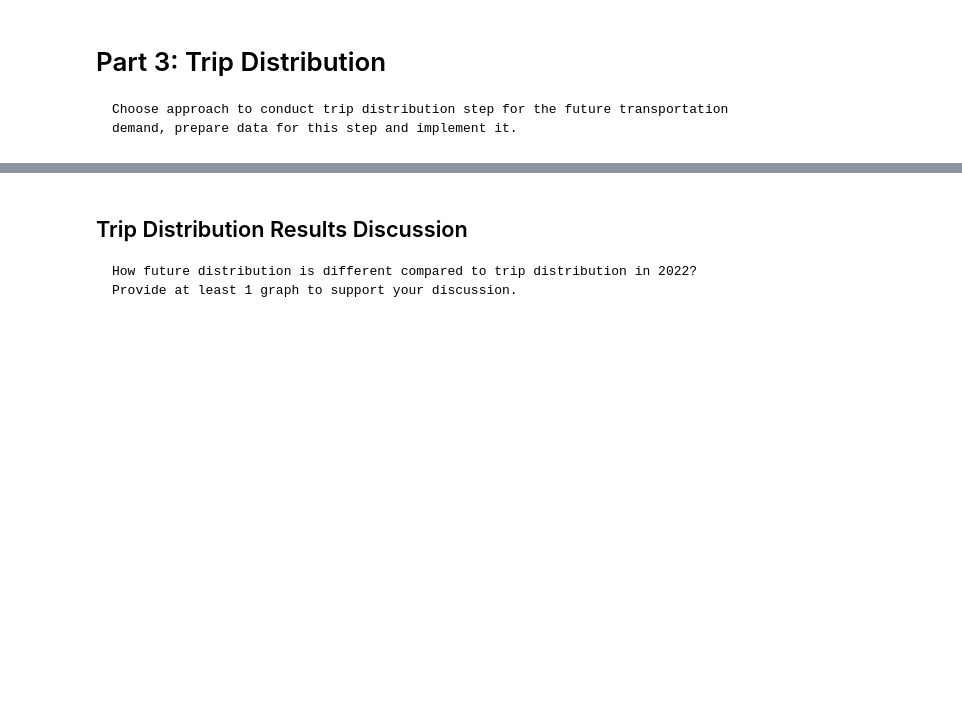
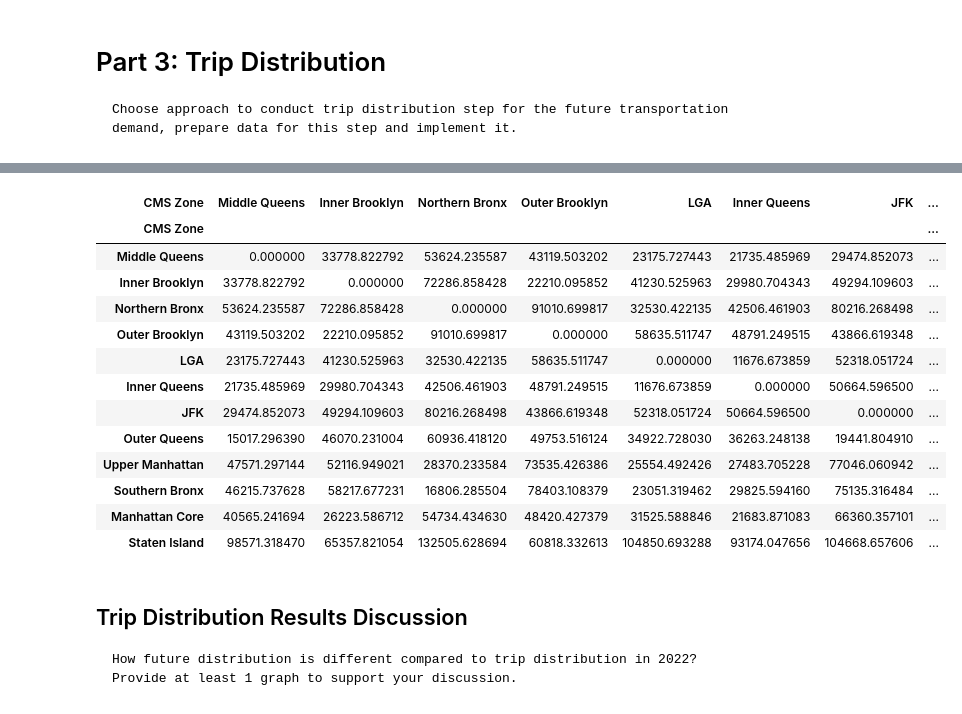
Before and after one commit to WenlongL1/CIE-539-Project, a Jupyter notebook: part3.ipynb, the cells around one changed output, grey strips where cells are left out. Drawn from its saved outputs; the diff is of its cells as text; code cells hidden in the pictures; blank space fills up the shorter version.

```diff
--- a/part3.ipynb
+++ b/part3.ipynb
@@ -33,3 +45,30 @@ pd.set_option('display.max_columns', None)
+# %%
+gdf_proj = gdf.to_crs(epsg=2263)
+gdf_proj['centroid'] = gdf_proj.geometry.centroid
+
+n_zones = 12
+distance_matrix = pd.DataFrame(index=gdf_proj['CMS Zone'], columns=gdf_proj['CMS Zone'], dtype=float)
+
+for i in range(n_zones):
+    for j in range(n_zones):
+        distance_matrix.iloc[i,j] = gdf_proj['centroid'].iloc[i].distance(gdf_proj['centroid'].iloc[j])
+
+display(distance_matrix)
+# %% [output]
+| CMS Zone | Middle Queens | Inner Brooklyn | Northern Bronx | Outer Brooklyn | LGA | Inner Queens | JFK | ... |
+| CMS Zone |  |  |  |  |  |  |  | ... |
+| Middle Queens | 0.000000 | 33778.822792 | 53624.235587 | 43119.503202 | 23175.727443 | 21735.485969 | 29474.852073 | ... |
+| Inner Brooklyn | 33778.822792 | 0.000000 | 72286.858428 | 22210.095852 | 41230.525963 | 29980.704343 | 49294.109603 | ... |
+| Northern Bronx | 53624.235587 | 72286.858428 | 0.000000 | 91010.699817 | 32530.422135 | 42506.461903 | 80216.268498 | ... |
+| Outer Brooklyn | 43119.503202 | 22210.095852 | 91010.699817 | 0.000000 | 58635.511747 | 48791.249515 | 43866.619348 | ... |
+| LGA | 23175.727443 | 41230.525963 | 32530.422135 | 58635.511747 | 0.000000 | 11676.673859 | 52318.051724 | ... |
+| Inner Queens | 21735.485969 | 29980.704343 | 42506.461903 | 48791.249515 | 11676.673859 | 0.000000 | 50664.596500 | ... |
+| JFK | 29474.852073 | 49294.109603 | 80216.268498 | 43866.619348 | 52318.051724 | 50664.596500 | 0.000000 | ... |
+| Outer Queens | 15017.296390 | 46070.231004 | 60936.418120 | 49753.516124 | 34922.728030 | 36263.248138 | 19441.804910 | ... |
+| Upper Manhattan | 47571.297144 | 52116.949021 | 28370.233584 | 73535.426386 | 25554.492426 | 27483.705228 | 77046.060942 | ... |
+| Southern Bronx | 46215.737628 | 58217.677231 | 16806.285504 | 78403.108379 | 23051.319462 | 29825.594160 | 75135.316484 | ... |
+| Manhattan Core | 40565.241694 | 26223.586712 | 54734.434630 | 48420.427379 | 31525.588846 | 21683.871083 | 66360.357101 | ... |
+| Staten Island | 98571.318470 | 65357.821054 | 132505.628694 | 60818.332613 | 104850.693288 | 93174.047656 | 104668.657606 | ... |
 # %% [markdown]
 ## Trip Distribution Results Discussion
 
```
Also changed, not shown: parts of 3 cells of this notebook, 2 other files.
